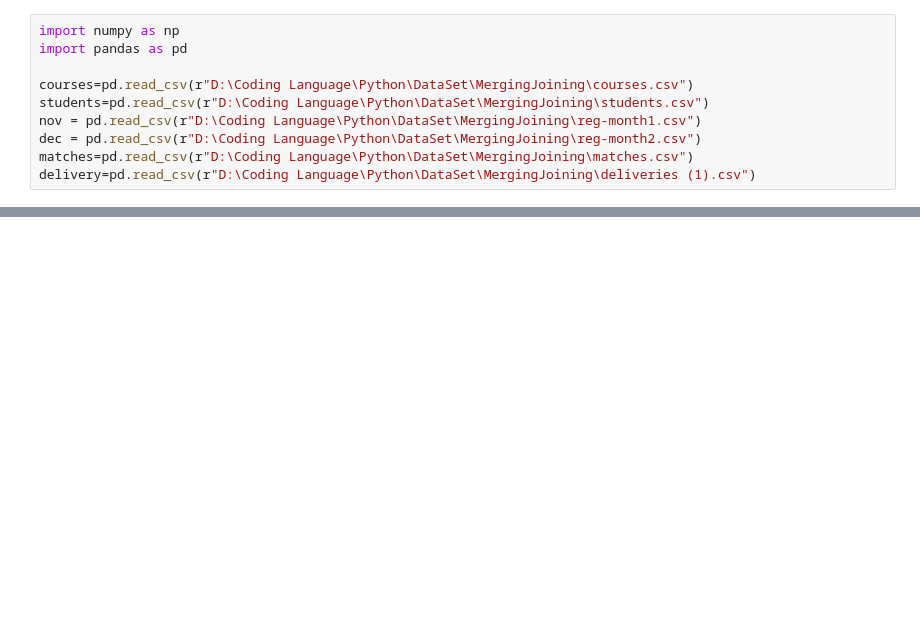
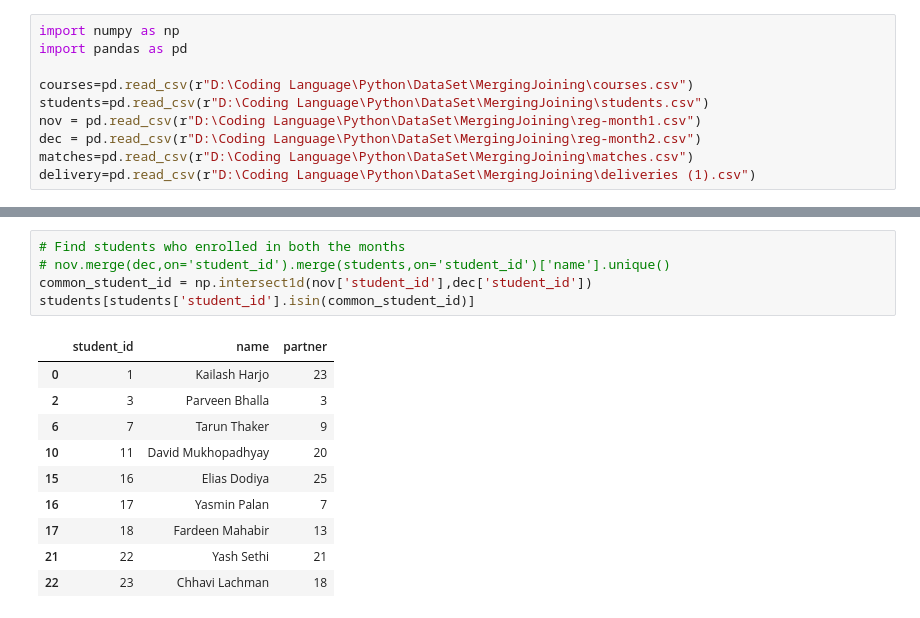
Before and after one commit to pranavverma26/PythonCode, a Jupyter notebook: Pandas/MergingJoining.ipynb, the cells around one changed output, grey strips where cells are left out. Cells and saved outputs as stored; diff of their text form; blank space fills up the shorter version.

```diff
--- a/Pandas/MergingJoining.ipynb
+++ b/Pandas/MergingJoining.ipynb
@@ -170,0 +98,16 @@ int(total)
+# %%
+# Find students who enrolled in both the months
+# nov.merge(dec,on='student_id').merge(students,on='student_id')['name'].unique()
+common_student_id = np.intersect1d(nov['student_id'],dec['student_id'])
+students[students['student_id'].isin(common_student_id)]
+# %% [output]
+|  | student_id | name | partner |
+| 0 | 1 | Kailash Harjo | 23 |
+| 2 | 3 | Parveen Bhalla | 3 |
+| 6 | 7 | Tarun Thaker | 9 |
+| 10 | 11 | David Mukhopadhyay | 20 |
+| 15 | 16 | Elias Dodiya | 25 |
+| 16 | 17 | Yasmin Palan | 7 |
+| 17 | 18 | Fardeen Mahabir | 13 |
+| 21 | 22 | Yash Sethi | 21 |
+| 22 | 23 | Chhavi Lachman | 18 |
```
Also changed, not shown: parts of 19 cells of this notebook, 1 other file.
